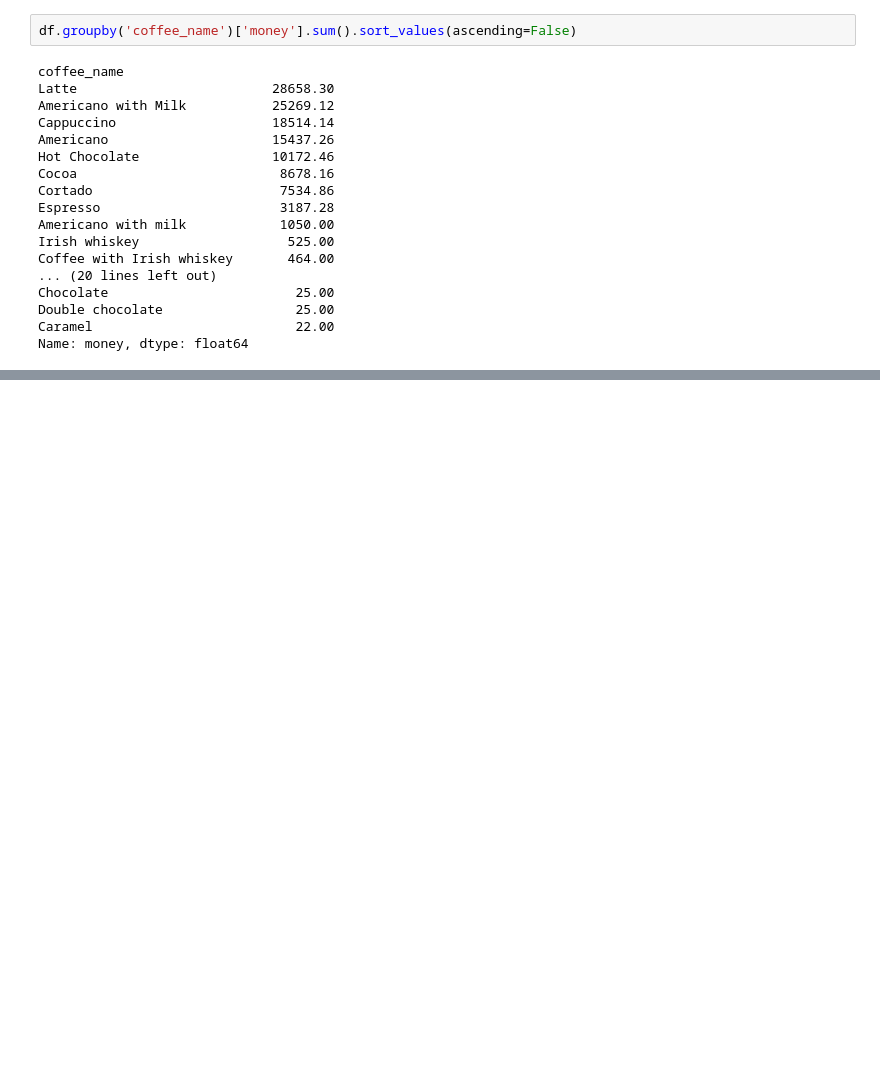
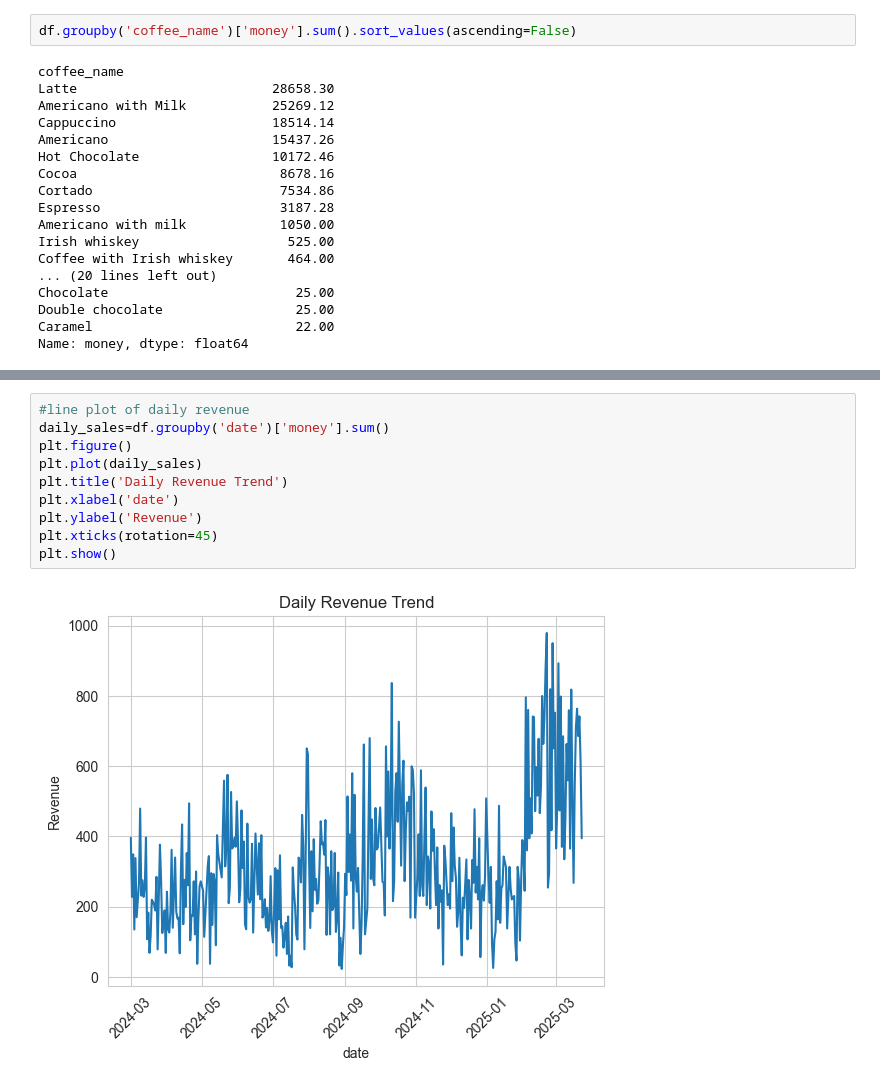
Before and after one commit to eThird/Da-practice, a Jupyter notebook: Notebooks/coffee_shop_transaction_Analysis.ipynb, the cells around one changed output, grey strips where cells are left out. Saved outputs shown, nothing was run; the diff lists cells and outputs as text; blank space fills up the shorter version.

```diff
--- a/Notebooks/coffee_shop_transaction_Analysis.ipynb
+++ b/Notebooks/coffee_shop_transaction_Analysis.ipynb
@@ -283,0 +422,12 @@ Name: money, dtype: float64
+# %%
+#line plot of daily revenue
+daily_sales=df.groupby('date')['money'].sum()
+plt.figure()
+plt.plot(daily_sales)
+plt.title('Daily Revenue Trend')
+plt.xlabel('date')
+plt.ylabel('Revenue')
+plt.xticks(rotation=45)
+plt.show()
+# %% [output]
+[figure, added]
```
Also changed, not shown: parts of 15 cells of this notebook, 1 other file.
